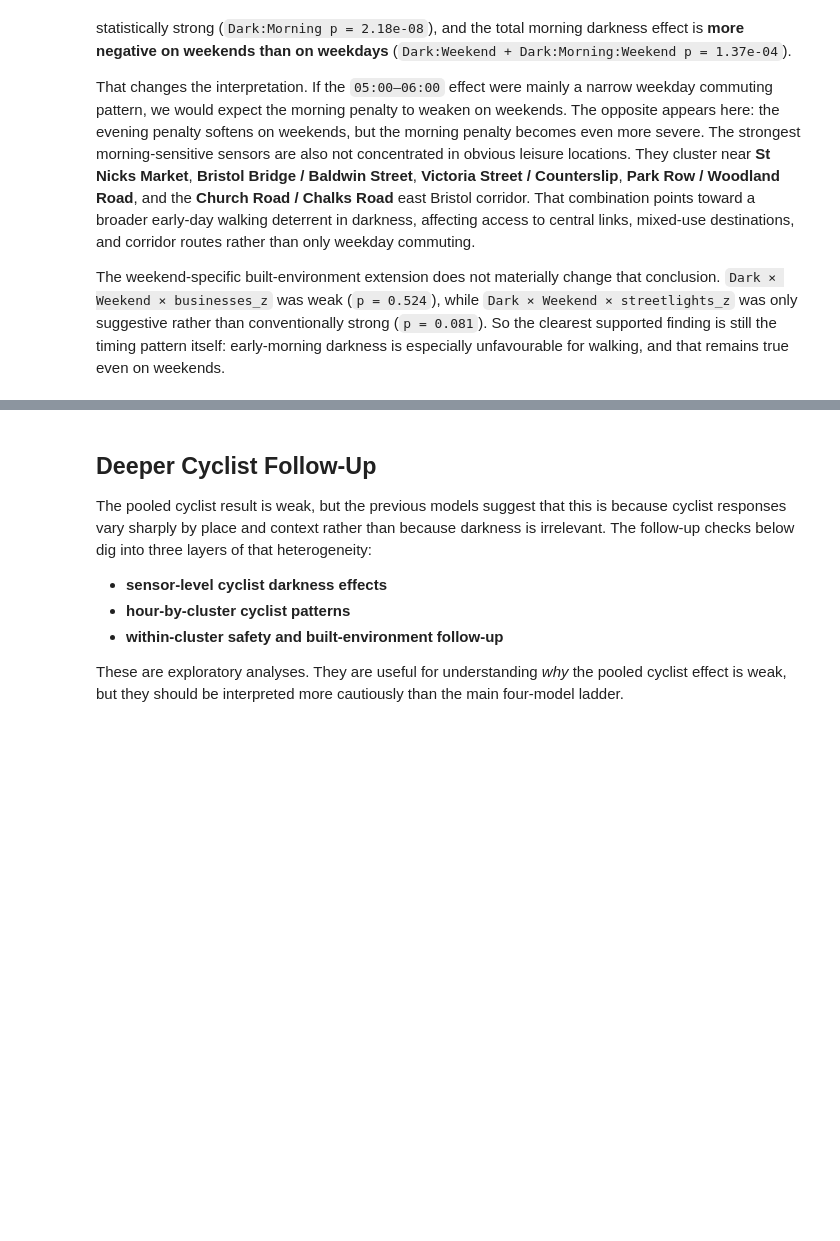
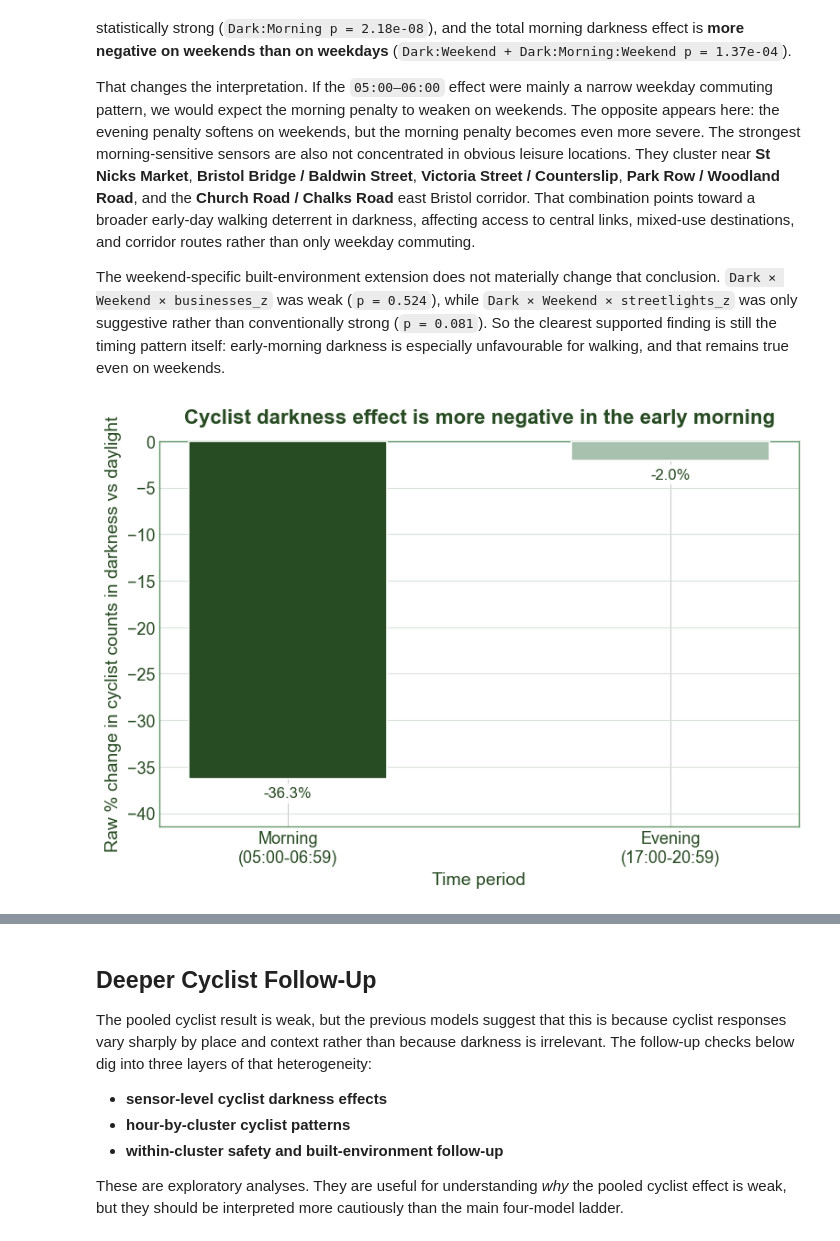
Before and after one commit to Will-435/Group-3-MDM, a Jupyter notebook: Darkness GLM Models Will.ipynb, the cells around one changed output, grey strips where cells are left out. Drawn from its saved outputs; the diff is of its cells as text; code cells hidden in the pictures; blank space fills up the shorter version.

```diff
--- a/Darkness GLM Models Will.ipynb
+++ b/Darkness GLM Models Will.ipynb
@@ -1916,3 +2498,97 @@ This follow-up shows that the stronger early-morning pedestrian penalty is real
 That changes the interpretation. If the `05:00–06:00` effect were mainly a narrow weekday commuting pattern, we would expect the morning penalty to weaken on weekends. The opposite appears here: the evening penalty softens on weekends, but the morning penalty becomes even more severe. The strongest morning-sensitive sensors are also not concentrated in obvious leisure locations. They cluster near **St Nicks Market**, **Bristol Bridge / Baldwin Street**, **Victoria Street / Counterslip**, **Park Row / Woodland Road**, and the **Church Road / Chalks Road** east Bristol corridor. That combination points toward a broader early-day walking deterrent in darkness, affecting access to central links, mixed-use destinations, and corridor routes rather than only weekday commuting.
 
 The weekend-specific built-environment extension does not materially change that conclusion. `Dark × Weekend × businesses_z` was weak (`p = 0.524`), while `Dark × Weekend × streetlights_z` was only suggestive rather than conventionally strong (`p = 0.081`). So the clearest supported finding is still the timing pattern itself: early-morning darkness is especially unfavourable for walking, and that remains true even on weekends.
+# %%
+# ── Overall morning-versus-evening cyclist comparison ───────────────────
+cyclist_period_overall_fig = Path('.') / 'glm_cyclist_morning_evening_overall_bar.png'
+cyclist_period_overall_fig_presentation = Path('.') / 'glm_cyclist_morning_evening_overall_bar_presentation.png'
+
+cyclist_period_overall = (
+    analysis_df.loc[analysis_df['hour'].isin([5, 6, 17, 18, 19, 20]), ['hour', 'light_class', 'cyc']]
+    .groupby(['hour', 'light_class'])['cyc']
+    .mean()
+    .unstack()
+    .reset_index()
+)
+cyclist_period_overall['raw_pct_change_dark_vs_day'] = 100 * (
+    cyclist_period_overall['darkness'] / cyclist_period_overall['daylight'] - 1
+)
+cyclist_period_overall['period'] = np.where(
+    cyclist_period_overall['hour'].isin([5, 6]),
+    'Morning\n(05:00-06:59)',
+    'Evening\n(17:00-20:59)',
+)
+cyclist_period_overall_summary = (
+    cyclist_period_overall.groupby('period', as_index=False)['raw_pct_change_dark_vs_day']
+    .mean()
+)
+cyclist_period_overall_summary['period'] = pd.Categorical(
+    cyclist_period_overall_summary['period'],
+    categories=['Morning\n(05:00-06:59)', 'Evening\n(17:00-20:59)'],
+    ordered=True,
+)
+cyclist_period_overall_summary = cyclist_period_overall_summary.sort_values('period').reset_index(drop=True)
+
+
+def make_cyclist_period_overall_bar(summary_df, fig_path):
+    color_map = {
+        'Morning\n(05:00-06:59)': '#274b22',
+        'Evening\n(17:00-20:59)': '#a8c1ae',
+    }
+    fig, ax = plt.subplots(figsize=(8.4, 6.0))
+    x = np.arange(len(summary_df))
+    bars = ax.bar(
+        x,
+        summary_df['raw_pct_change_dark_vs_day'],
+        width=0.52,
+        color=[color_map[p] for p in summary_df['period']],
+        edgecolor='white',
+        linewidth=1.2,
+        zorder=3,
+    )
+
+    ax.axhline(0, color='#274b22', linewidth=1.1, alpha=0.85)
+    ax.grid(axis='y', color='#d6e2d8', linewidth=0.8, alpha=0.9)
+    ax.set_axisbelow(True)
+
+    for rect, value in zip(bars, summary_df['raw_pct_change_dark_vs_day']):
+        y_offset = 4 if value >= 0 else -6
+        va = 'bottom' if value >= 0 else 'top'
+        ax.annotate(
+            f'{value:.1f}%',
+            xy=(rect.get_x() + rect.get_width() / 2, value),
+            xytext=(0, y_offset),
+            textcoords='offset points',
+            ha='center',
+            va=va,
+            fontsize=12,
+            color='#274b22',
+            bbox=dict(boxstyle='round,pad=0.2', facecolor='white', edgecolor='none', alpha=0.9),
+        )
+
+    ax.set_xticks(x)
+    ax.set_xticklabels(summary_df['period'], fontsize=13, color='#274b22')
+    ax.set_ylabel('Raw % change in cyclist counts in darkness vs daylight', fontsize=14, color='#274b22')
+    ax.set_xlabel('Time period', fontsize=14, color='#274b22')
+    ax.set_title('Cyclist darkness effect is more negative in the early morning', fontsize=16, pad=14, color='#274b22')
+    ax.tick_params(axis='y', labelsize=13, colors='#274b22')
+    ax.spines['top'].set_visible(True)
+    ax.spines['right'].set_visible(True)
+    for spine in ax.spines.values():
+        spine.set_color('#5f9468')
+    ax.margins(y=0.14)
+    fig.subplots_adjust(left=0.14, right=0.97, bottom=0.18, top=0.88)
+    fig.savefig(fig_path, dpi=220, bbox_inches='tight', pad_inches=0.3)
+    plt.show()
+    plt.close(fig)
+
+
+make_cyclist_period_overall_bar(cyclist_period_overall_summary, cyclist_period_overall_fig_presentation)
+make_cyclist_period_overall_bar(cyclist_period_overall_summary, cyclist_period_overall_fig)
+
+display(Markdown('### Overall Cyclist Morning Versus Evening Darkness Effect'))
+display(cyclist_period_overall_summary.round(1))
+print(cyclist_period_overall_fig)
+print(cyclist_period_overall_fig_presentation)
+# %% [output]
+[figure, added]
```
Also changed, not shown: parts of 15 cells of this notebook, 19 other files.
